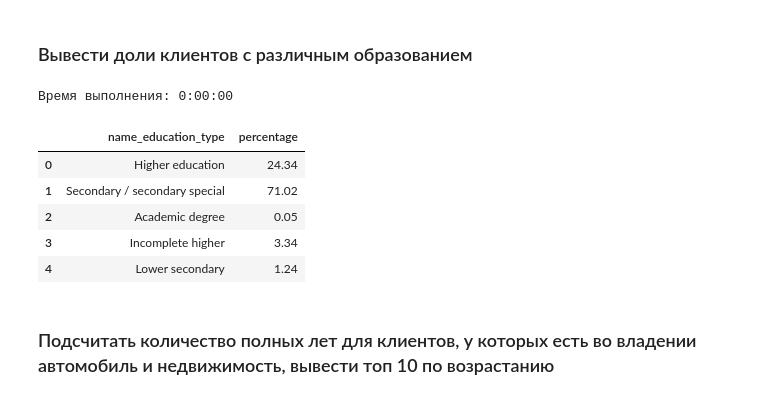
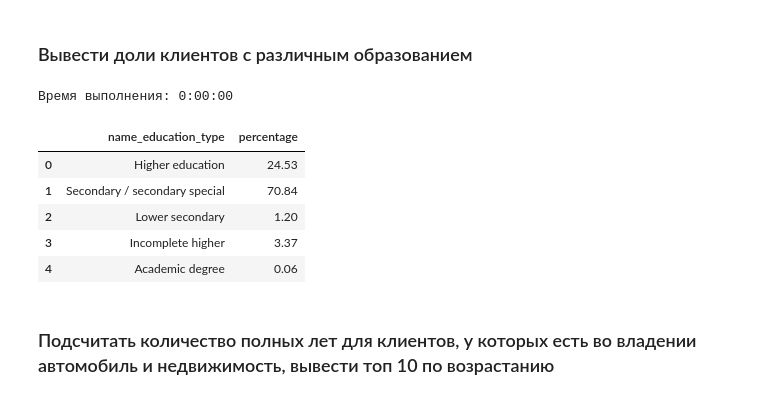
Before and after one commit to AlexanderSh11/credit_scoring_shift, a Jupyter notebook: hw2_sql_queries.ipynb, the cells around one changed output. Saved outputs shown, nothing was run; the diff lists cells and outputs as text; code cells hidden in the pictures.

```diff
--- a/hw2_sql_queries.ipynb
+++ b/hw2_sql_queries.ipynb
@@ -88,25 +88,25 @@ df
 # %%
 sql_query = """
     WITH total AS (
-        SELECT COUNT(*) AS count FROM application_train
+        SELECT COUNT(*) AS count FROM application
     )
     SELECT
         name_education_type,
         COUNT(*) * 100.0 / total.count  AS percentage
-    FROM application_train, total
+    FROM application, total
     GROUP BY name_education_type, total.count;
 """
 
 df = db_manager.get_df_from_query(sql_query)
 df
 # %% [output]
 Время выполнения: 0:00:00
 |  | name_education_type | percentage |
-| 0 | Higher education | 24.34 |
-| 1 | Secondary / secondary special | 71.02 |
-| 2 | Academic degree | 0.05 |
-| 3 | Incomplete higher | 3.34 |
-| 4 | Lower secondary | 1.24 |
+| 0 | Higher education | 24.53 |
+| 1 | Secondary / secondary special | 70.84 |
+| 2 | Lower secondary | 1.20 |
+| 3 | Incomplete higher | 3.37 |
+| 4 | Academic degree | 0.06 |
 # %% [markdown]
 ### Подсчитать количество полных лет для клиентов, у которых есть во владении автомобиль и недвижимость, вывести топ 10 по возрастанию
 # %%
```
Also changed, not shown: parts of 15 cells of this notebook, 1 other file.
